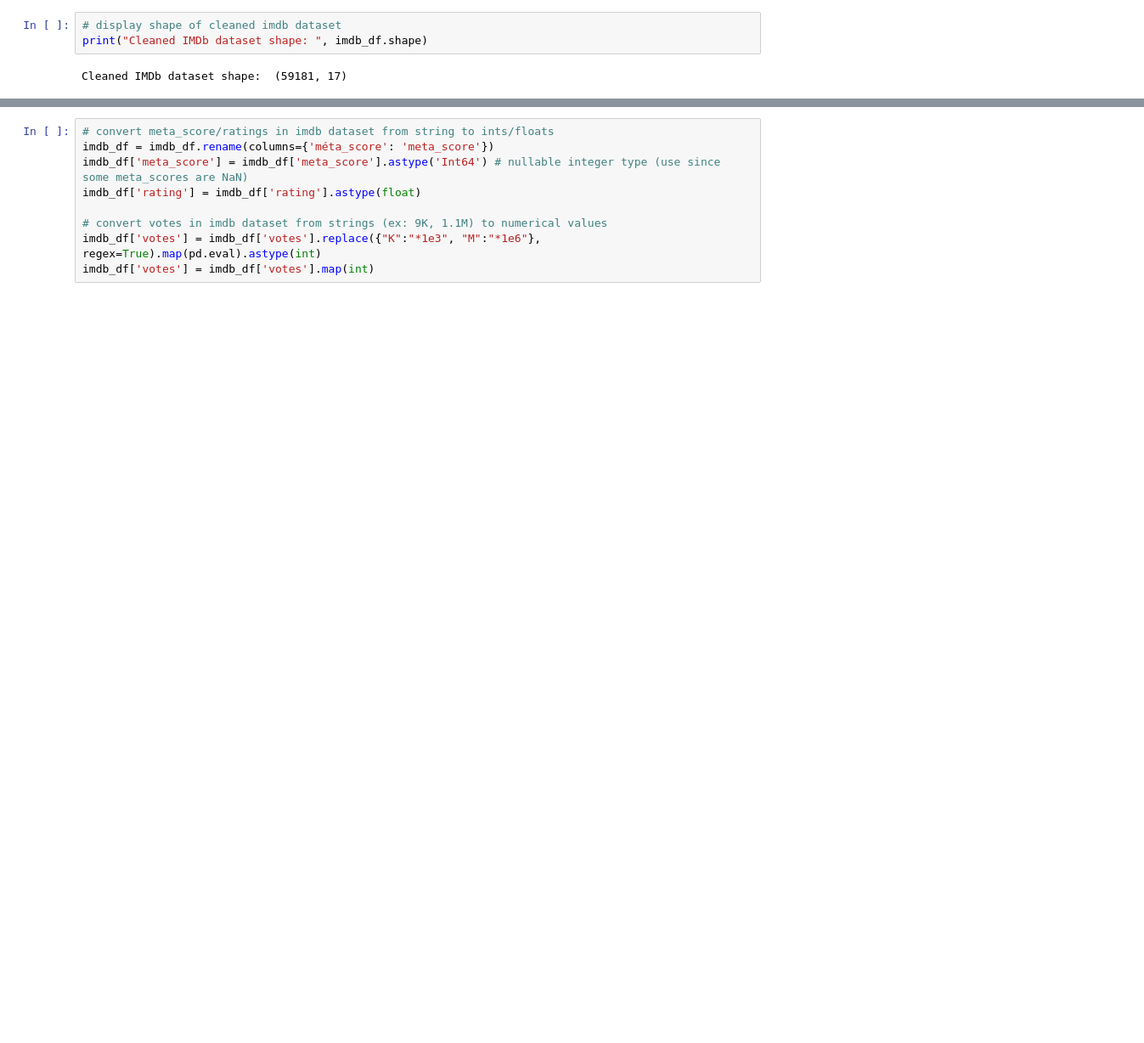
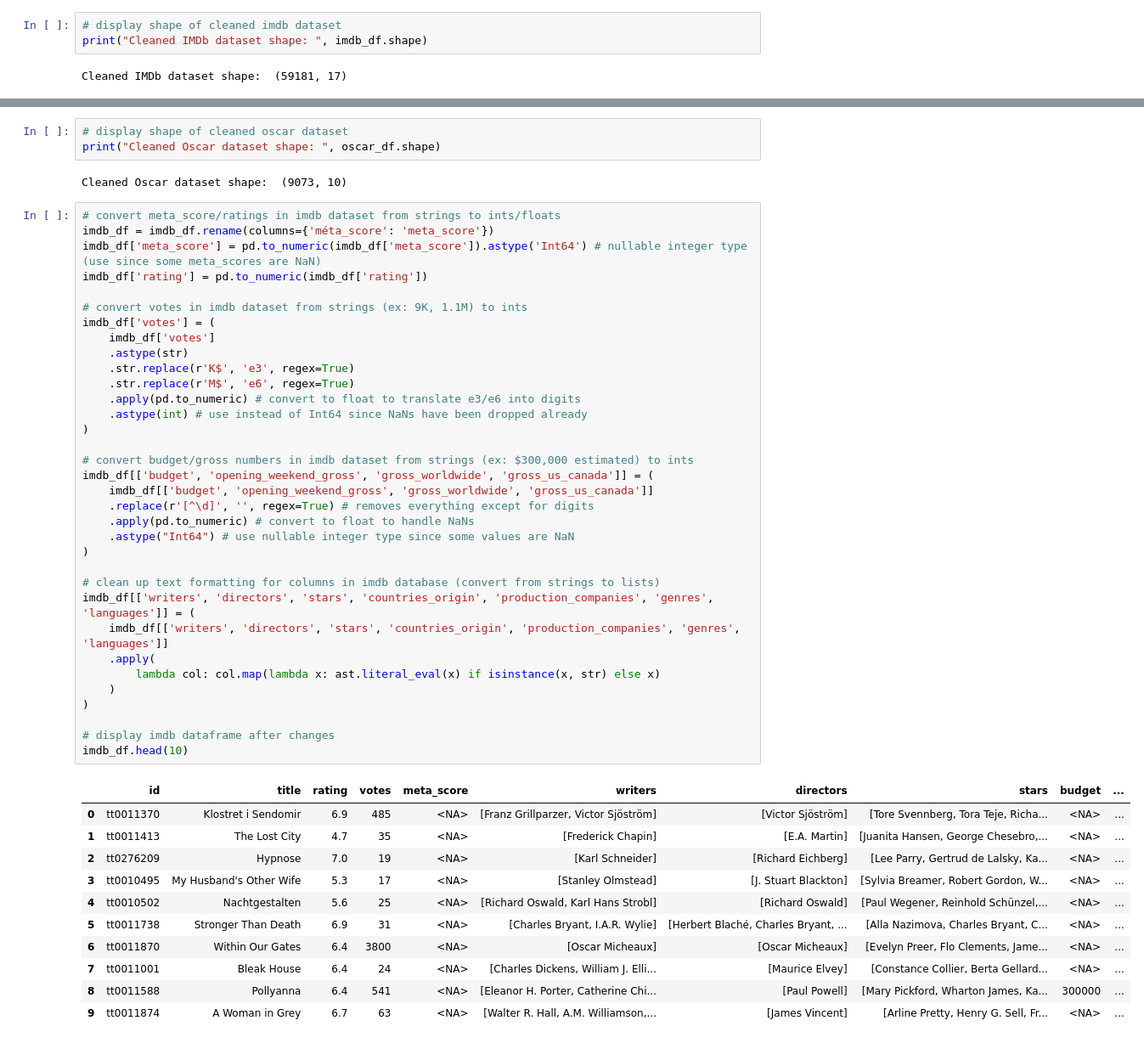
Before and after one commit to jad-bey/SIADS-593-Film-Awards-Data-Analysis, a Jupyter notebook: dataset.ipynb, the cells around one changed output, grey strips where cells are left out. Shown at 85% size. Saved outputs shown, nothing was run; the diff lists cells and outputs as text; blank space fills up the shorter version.

```diff
--- a/dataset.ipynb
+++ b/dataset.ipynb
@@ -88,9 +91,51 @@ Cleaned IMDb dataset shape:  (10753, 10)
+# %%
+# display shape of cleaned oscar dataset
+print("Cleaned Oscar dataset shape: ", oscar_df.shape)
+# %% [output]
+Cleaned Oscar dataset shape:  (9073, 10)
 # %%
-# convert meta_score/ratings in imdb dataset from string to ints/floats
+# convert meta_score/ratings in imdb dataset from strings to ints/floats
 imdb_df = imdb_df.rename(columns={'méta_score': 'meta_score'})
-imdb_df['meta_score'] = imdb_df['meta_score'].astype('Int64') # nullable integer type (use since some meta_scores are NaN)
-imdb_df['rating'] = imdb_df['rating'].astype(float)
+imdb_df['meta_score'] = pd.to_numeric(imdb_df['meta_score']).astype('Int64') # nullable integer type (use since some meta_scores are NaN)
+imdb_df['rating'] = pd.to_numeric(imdb_df['rating'])
 
-# convert votes in imdb dataset from strings (ex: 9K, 1.1M) to numerical values
-imdb_df['votes'] = imdb_df['votes'].replace({"K":"*1e3", "M":"*1e6"}, regex=True).map(pd.eval).astype(int)
-imdb_df['votes'] = imdb_df['votes'].map(int)
+# convert votes in imdb dataset from strings (ex: 9K, 1.1M) to ints
+imdb_df['votes'] = (
+    imdb_df['votes']
+    .astype(str)
+    .str.replace(r'K$', 'e3', regex=True)
+    .str.replace(r'M$', 'e6', regex=True)
+    .apply(pd.to_numeric) # convert to float to translate e3/e6 into digits
+    .astype(int) # use instead of Int64 since NaNs have been dropped already
+)
+
+# convert budget/gross numbers in imdb dataset from strings (ex: $300,000 estimated) to ints
+imdb_df[['budget', 'opening_weekend_gross', 'gross_worldwide', 'gross_us_canada']] = (
+    imdb_df[['budget', 'opening_weekend_gross', 'gross_worldwide', 'gross_us_canada']]
+    .replace(r'[^\d]', '', regex=True) # removes everything except for digits
+    .apply(pd.to_numeric) # convert to float to handle NaNs
+    .astype("Int64") # use nullable integer type since some values are NaN
+)
+
+# clean up text formatting for columns in imdb database (convert from strings to lists)
+imdb_df[['writers', 'directors', 'stars', 'countries_origin', 'production_companies', 'genres', 'languages']] = (
+    imdb_df[['writers', 'directors', 'stars', 'countries_origin', 'production_companies', 'genres', 'languages']]
+    .apply(
+        lambda col: col.map(lambda x: ast.literal_eval(x) if isinstance(x, str) else x)
+    )
+)
+
+# display imdb dataframe after changes
+imdb_df.head(10)
+# %% [output]
+|  | id | title | rating | votes | meta_score | writers | directors | stars | budget | ... |
+| 0 | tt0011370 | Klostret i Sendomir | 6.9 | 485 | <NA> | [Franz Grillparzer, Victor Sjöström] | [Victor Sjöström] | [Tore Svennberg, Tora Teje, Richa... | <NA> | ... |
+| 1 | tt0011413 | The Lost City | 4.7 | 35 | <NA> | [Frederick Chapin] | [E.A. Martin] | [Juanita Hansen, George Chesebro,... | <NA> | ... |
+| 2 | tt0276209 | Hypnose | 7.0 | 19 | <NA> | [Karl Schneider] | [Richard Eichberg] | [Lee Parry, Gertrud de Lalsky, Ka... | <NA> | ... |
+| 3 | tt0010495 | My Husband's Other Wife | 5.3 | 17 | <NA> | [Stanley Olmstead] | [J. Stuart Blackton] | [Sylvia Breamer, Robert Gordon, W... | <NA> | ... |
+| 4 | tt0010502 | Nachtgestalten | 5.6 | 25 | <NA> | [Richard Oswald, Karl Hans Strobl] | [Richard Oswald] | [Paul Wegener, Reinhold Schünzel,... | <NA> | ... |
+| 5 | tt0011738 | Stronger Than Death | 6.9 | 31 | <NA> | [Charles Bryant, I.A.R. Wylie] | [Herbert Blaché, Charles Bryant, ... | [Alla Nazimova, Charles Bryant, C... | <NA> | ... |
+| 6 | tt0011870 | Within Our Gates | 6.4 | 3800 | <NA> | [Oscar Micheaux] | [Oscar Micheaux] | [Evelyn Preer, Flo Clements, Jame... | <NA> | ... |
+| 7 | tt0011001 | Bleak House | 6.4 | 24 | <NA> | [Charles Dickens, William J. Elli... | [Maurice Elvey] | [Constance Collier, Berta Gellard... | <NA> | ... |
+| 8 | tt0011588 | Pollyanna | 6.4 | 541 | <NA> | [Eleanor H. Porter, Catherine Chi... | [Paul Powell] | [Mary Pickford, Wharton James, Ka... | 300000 | ... |
+| 9 | tt0011874 | A Woman in Grey | 6.7 | 63 | <NA> | [Walter R. Hall, A.M. Williamson,... | [James Vincent] | [Arline Pretty, Henry G. Sell, Fr... | <NA> | ... |
```
Also changed, not shown: parts of 10 cells of this notebook, 3 other files.
